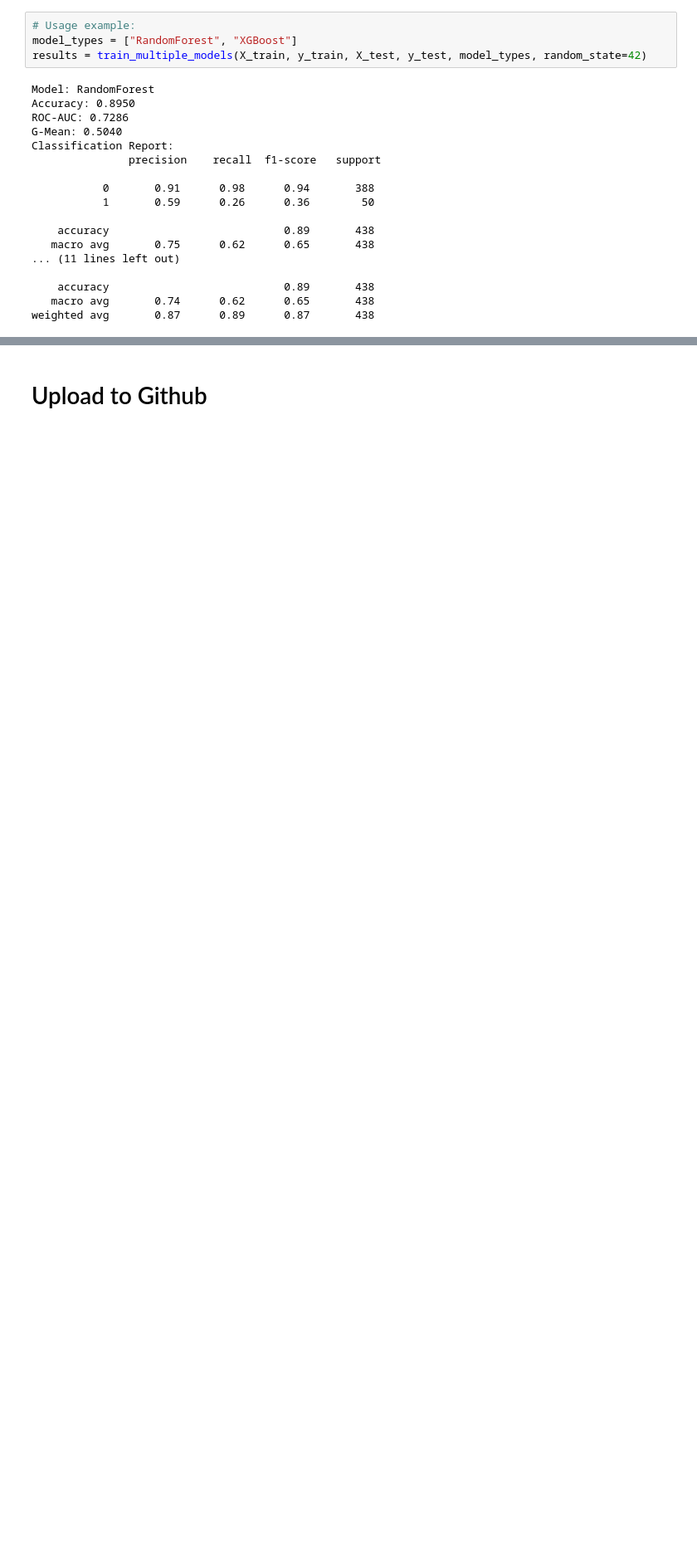
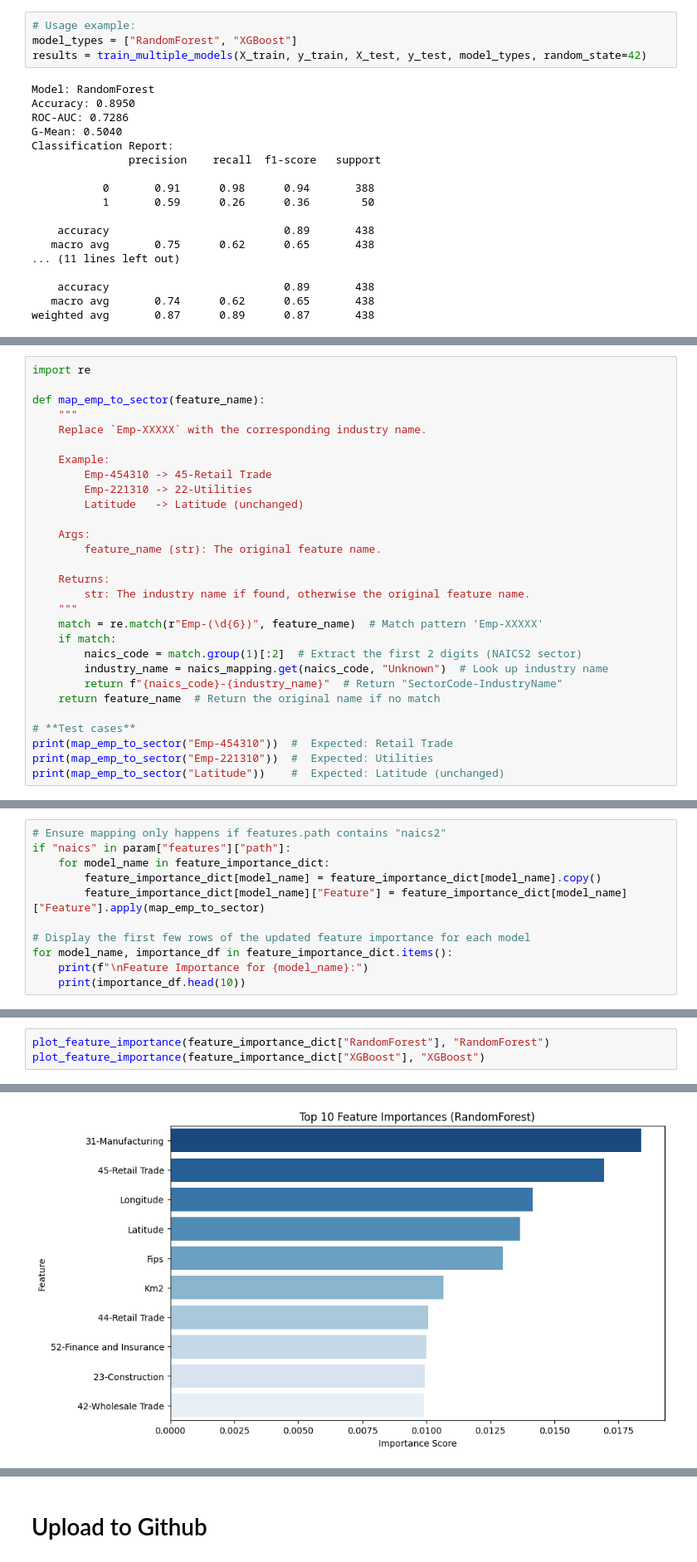
Before and after one commit to datascape/RealityStream2025, a Jupyter notebook: Run-Models.ipynb, the cells around one changed output, grey strips where cells are left out. Shown at 83% size. Drawn from its saved outputs; the diff is of its cells as text; blank space fills up the shorter version.

```diff
--- a/Run-Models.ipynb
+++ b/Run-Models.ipynb
@@ -1272,0 +1367,29 @@ weighted avg       0.87      0.89      0.87       438
+# %%
+import re
+
+def map_emp_to_sector(feature_name):
+    """
+    Replace `Emp-XXXXX` with the corresponding industry name.
+
+    Example:
+        Emp-454310 -> 45-Retail Trade
+        Emp-221310 -> 22-Utilities
+        Latitude   -> Latitude (unchanged)
+
+    Args:
+        feature_name (str): The original feature name.
+
+    Returns:
+        str: The industry name if found, otherwise the original feature name.
+    """
+    match = re.match(r"Emp-(\d{6})", feature_name)  # Match pattern 'Emp-XXXXX'
+    if match:
+        naics_code = match.group(1)[:2]  # Extract the first 2 digits (NAICS2 sector)
+        industry_name = naics_mapping.get(naics_code, "Unknown")  # Look up industry name
+        return f"{naics_code}-{industry_name}"  # Return "SectorCode-IndustryName"
+    return feature_name  # Return the original name if no match
+
+# **Test cases**
+print(map_emp_to_sector("Emp-454310"))  #  Expected: Retail Trade
+print(map_emp_to_sector("Emp-221310"))  #  Expected: Utilities
+print(map_emp_to_sector("Latitude"))    #  Expected: Latitude (unchanged)
@@ -1272,0 +1400,11 @@ weighted avg       0.87      0.89      0.87       438
+# %%
+# Ensure mapping only happens if features.path contains "naics2"
+if "naics" in param["features"]["path"]:
+    for model_name in feature_importance_dict:
+        feature_importance_dict[model_name] = feature_importance_dict[model_name].copy()
+        feature_importance_dict[model_name]["Feature"] = feature_importance_dict[model_name]["Feature"].apply(map_emp_to_sector)
+
+# Display the first few rows of the updated feature importance for each model
+for model_name, importance_df in feature_importance_dict.items():
+    print(f"\nFeature Importance for {model_name}:")
+    print(importance_df.head(10))
@@ -1272,0 +1429,4 @@ weighted avg       0.87      0.89      0.87       438
+# %%
+plot_feature_importance(feature_importance_dict["RandomForest"], "RandomForest")
+plot_feature_importance(feature_importance_dict["XGBoost"], "XGBoost")
+# %% [output]
@@ -1272,0 +1436 @@ weighted avg       0.87      0.89      0.87       438
+[figure, added]
```
Also changed, not shown: parts of 10 cells of this notebook.
